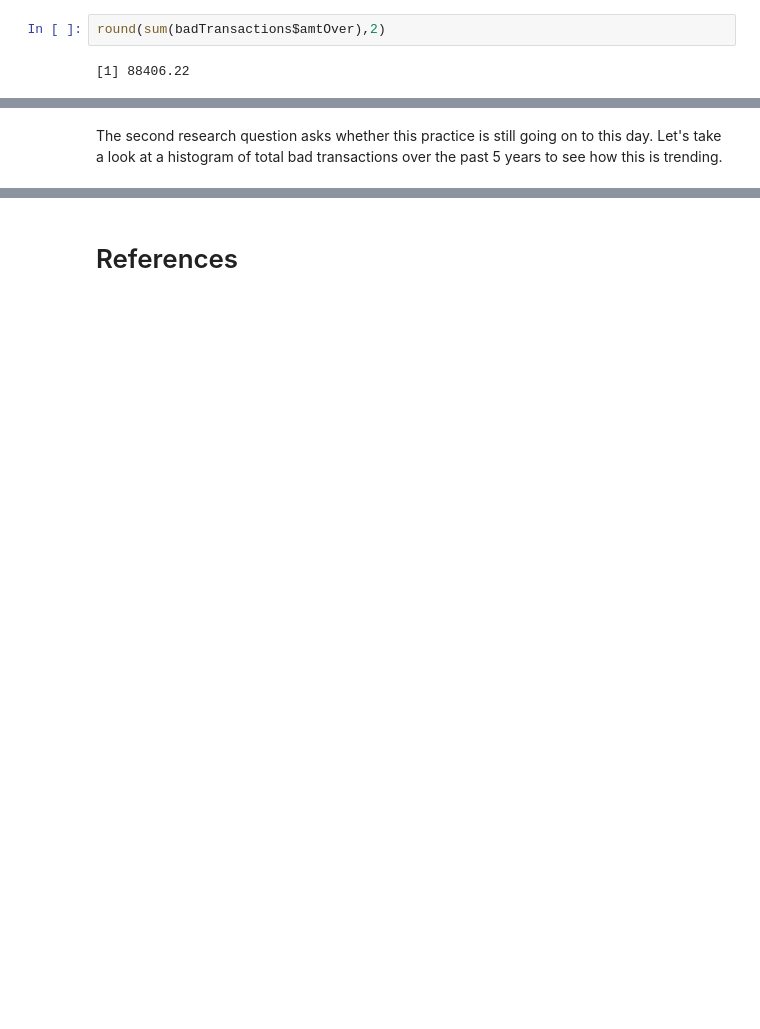
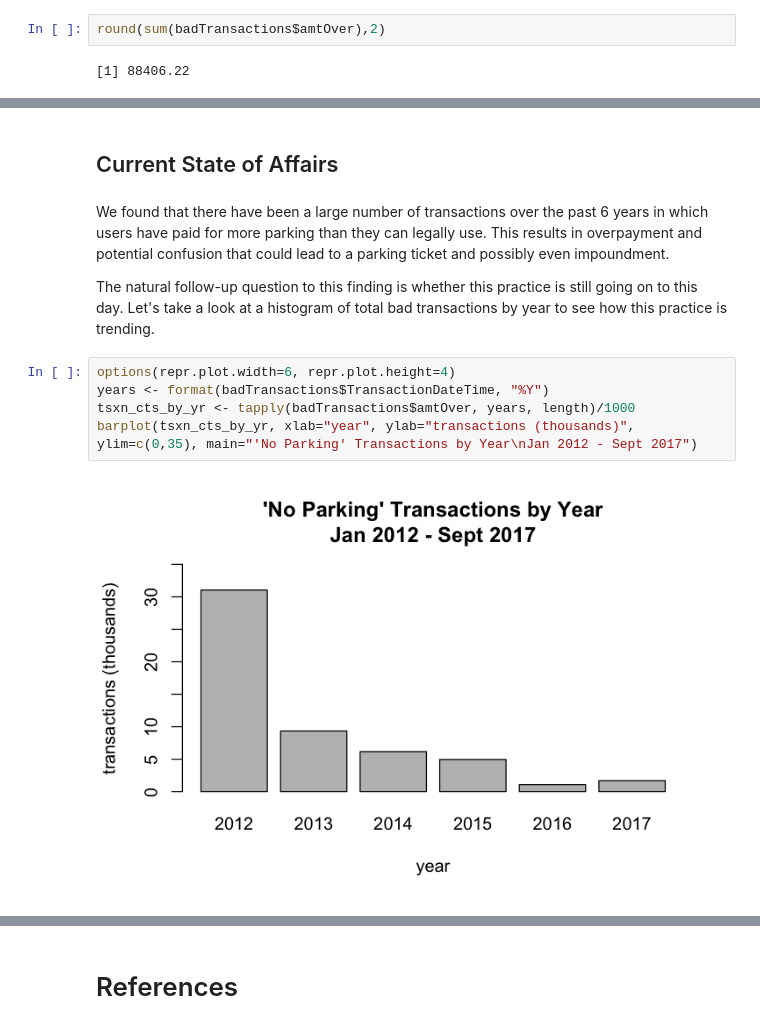
Before and after one commit to rexthompson/DATA-512-Final-Project, a Jupyter notebook: DATA-512-Final-Project.ipynb, the cells around one changed output, grey strips where cells are left out. Drawn from its saved outputs; the diff is of its cells as text; blank space fills up the shorter version.

```diff
--- a/DATA-512-Final-Project.ipynb
+++ b/DATA-512-Final-Project.ipynb
@@ -221,2 +245,13 @@ Incredible -- Seattle has made $88,406.22 since 2012 on parking that wasn't allo
+# %% [markdown]
+## Current State of Affairs
 # %% [markdown]
-The second research question asks whether this practice is still going on to this day. Let's take a look at a histogram of total bad transactions over the past 5 years to see how this is trending.
+We found that there have been a large number of transactions over the past 6 years in which users have paid for more parking than they can legally use. This results in overpayment and potential confusion that could lead to a parking ticket and possibly even impoundment.
+
+The natural follow-up question to this finding is whether this practice is still going on to this day. Let's take a look at a histogram of total bad transactions by year to see how this practice is trending.
+# %%
+options(repr.plot.width=6, repr.plot.height=4)
+years <- format(badTransactions$TransactionDateTime, "%Y")
+tsxn_cts_by_yr <- tapply(badTransactions$amtOver, years, length)/1000
+barplot(tsxn_cts_by_yr, xlab="year", ylab="transactions (thousands)", ylim=c(0,35), main="'No Parking' Transactions by Year\nJan 2012 - Sept 2017")
+# %% [output]
+[figure, added]
```
Also changed, not shown: parts of 59 cells of this notebook, 1 other file.
